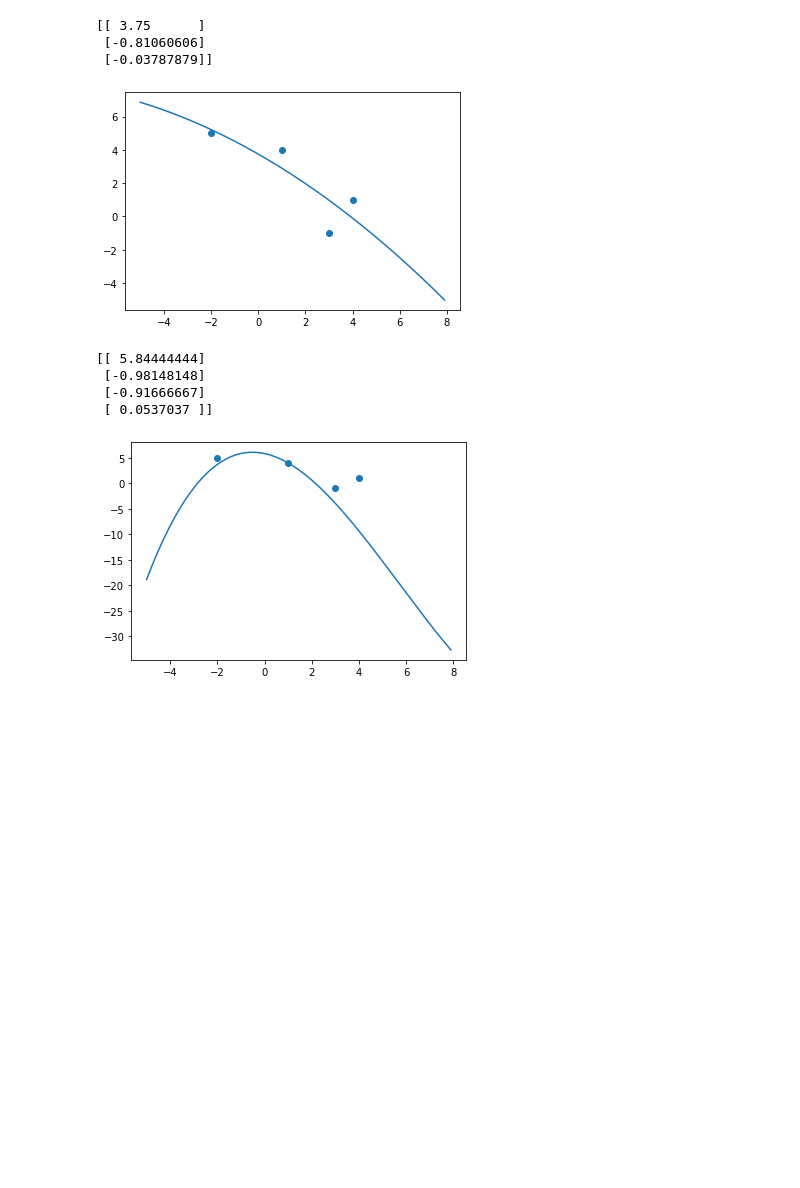
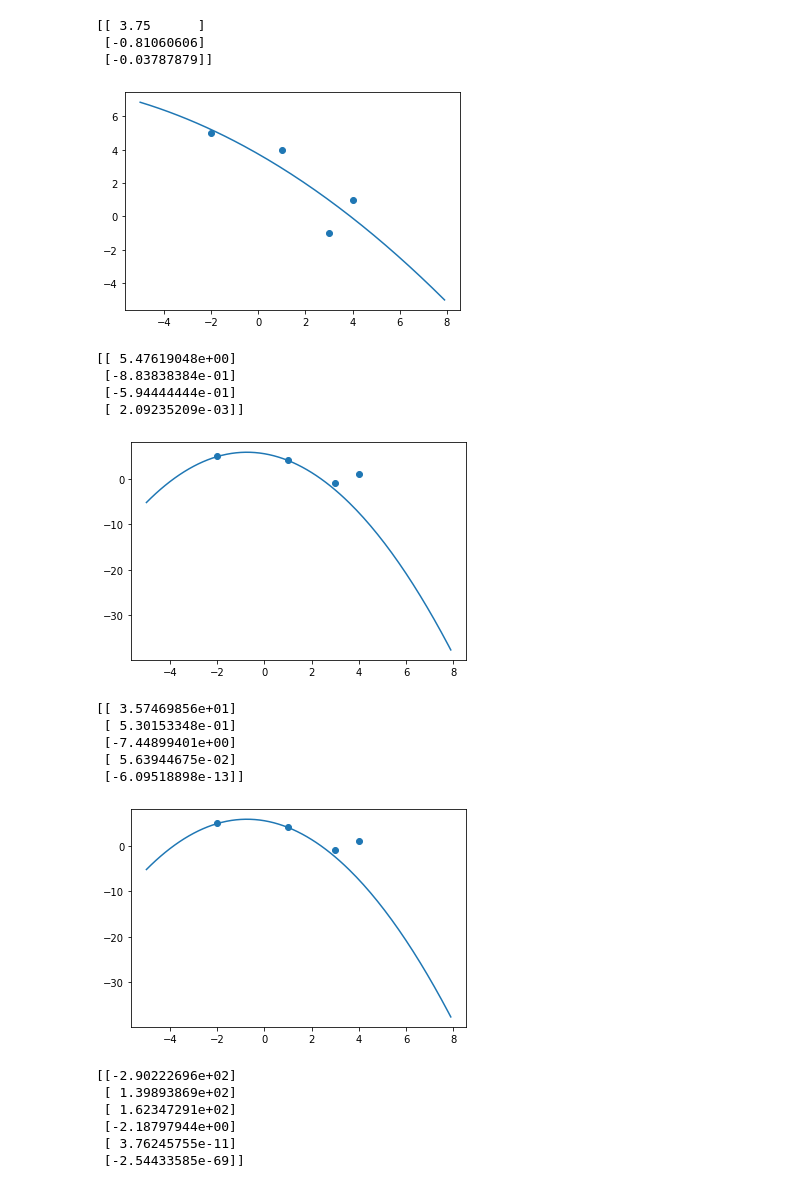
Before and after one commit to ricardo-alc/AjustePolinomial2.0, a Jupyter notebook: AjustePolinomial2.ipynb, the cells around one changed output. Drawn from its saved outputs; the diff is of its cells as text; code cells hidden in the pictures; blank space fills up the shorter version.

```diff
--- a/AjustePolinomial2.ipynb
+++ b/AjustePolinomial2.ipynb
@@ -26,9 +26,9 @@ def polyfit2(x,y,n):
     yT=np.matrix(y)
     c2=xT.getT()
     c3=np.power(c2,2) #eleva al cuadrado los datos de la matriz c2
-    c4=np.power(c3,2) #eleva al cuadrado los datos de la matriz c3
-    c5=np.power(c4,2) #eleva al cuadrado los datos de la matriz c4
-    c6=np.power(c5,2) #eleva al cuadrado los datos de la matriz c5
+    c4=np.power(c3,3) #eleva al cuadrado los datos de la matriz c3
+    c5=np.power(c4,4) #eleva al cuadrado los datos de la matriz c4
+    c6=np.power(c5,5) #eleva al cuadrado los datos de la matriz c5
     A1=np.hstack([c1,c2]) #agrupa las columnas c1, c2 en una matriz A  (Grado 1)
     A2=np.hstack([c1,c2,c3]) #agrupa las columnas c1, c2 y c3 en una matriz A  (Grado 2)
     A3=np.hstack([c1,c2,c3,c4]) #agrupa las columnas c1, c2,c3,c4 en una matriz A  (Grado 3)
@@ -52,40 +52,70 @@ def polyfit2(x,y,n):
 
     plt.scatter(x,y)
     x2 = np.arange(-5,8,0.1)
-    y2 = -0.0378*np.power(x2,2) - 0.8106*x2 + 3.75
+    y2 = -0.03787879*np.power(x2,2) -0.81060606*x2 + 3.75
     plt.plot(x2,y2)
     plt.show()
 
 
     ajuste3=prod(prod(inv(prod(trans(A3),A3)),trans(A3)),trans(yT)) #la funcion prod realiza los productos de las matrices que recibe como argumentos
     print(ajuste3)
     #grafica 3
 
     plt.scatter(x,y)
     x3 = np.arange(-5,8,0.1)
-    y3 = 0.0537037*np.power(x3,3) -0.91666667*np.power(x3,2) + -0.98148148*x3 + 5.84444444
+    y3 = 2.09235209e-03*np.power(x3,3) -5.94444444e-01*np.power(x3,2) -8.83838384e-01*x3 + 5.47619048e+00
     plt.plot(x3,y3)
     plt.show()
 
 
-    #ajuste4=prod(prod(inv(prod(trans(A4),A4)),trans(A4)),trans(yT)) #la funcion prod realiza los productos de las matrices que recibe como argumentos
-    #print(ajuste4)
+    ajuste4=prod(prod(inv(prod(trans(A4),A4)),trans(A4)),trans(yT)) #la funcion prod realiza los productos de las matrices que recibe como argumentos
+    print(ajuste4)
+
+    plt.scatter(x,y)
+    x4 = np.arange(-5,8,0.1)
+    y4 = -6.09518898e-13*np.power(x4,4)+5.63944675e-02*np.power(x4,3) -7.44899401e+00*np.power(x4,2) + 5.30153348e-01*x4 + 3.57469856e+01
+    plt.plot(x3,y3)
+    plt.show()
+
+    ajuste5=prod(prod(inv(prod(trans(A5),A5)),trans(A5)),trans(yT)) #la funcion prod realiza los productos de las matrices que recibe como argumentos
+    print(ajuste5)
+
+    plt.scatter(x,y)
+    x5 = np.arange(-5,8,0.1)
+    y5 = -2.54433585e-69*np.power(x5,5)+3.76245755e-11*np.power(x5,4)-2.18797944e+00*np.power(x5,3) + 1.62347291e+02*np.power(x5,2) + 1.39893869e+02*x5 -2.90222696e+02
+    plt.plot(x3,y3)
+    plt.show()
+
+
+
 
 data = {'x':[1.0,-2.0,3.0,4.0],
 'y':[4.0,5.0,-1.0,1.0]
 
 }
 polyfit2(data['x'],data['y'],2) #el resultado es el polinomio y=-0.0378x^2 - 0.8106x + 3.75
 # %% [output]
 [[ 3.57142857]
  [-0.88095238]]
 [figure]
 [[ 3.75      ]
  [-0.81060606]
  [-0.03787879]]
 [figure]
-[[ 5.84444444]
- [-0.98148148]
- [-0.91666667]
- [ 0.0537037 ]]
+[[ 5.47619048e+00]
+ [-8.83838384e-01]
+ [-5.94444444e-01]
+ [ 2.09235209e-03]]
-[figure, old version]
+[figure, new version]
+[[ 3.57469856e+01]
+ [ 5.30153348e-01]
+ [-7.44899401e+00]
+ [ 5.63944675e-02]
+ [-6.09518898e-13]]
+[figure, added]
+[[-2.90222696e+02]
+ [ 1.39893869e+02]
+ [ 1.62347291e+02]
+ [-2.18797944e+00]
+ [ 3.76245755e-11]
+ [-2.54433585e-69]]
```
Also changed, not shown: parts of 1 cell of this notebook.
